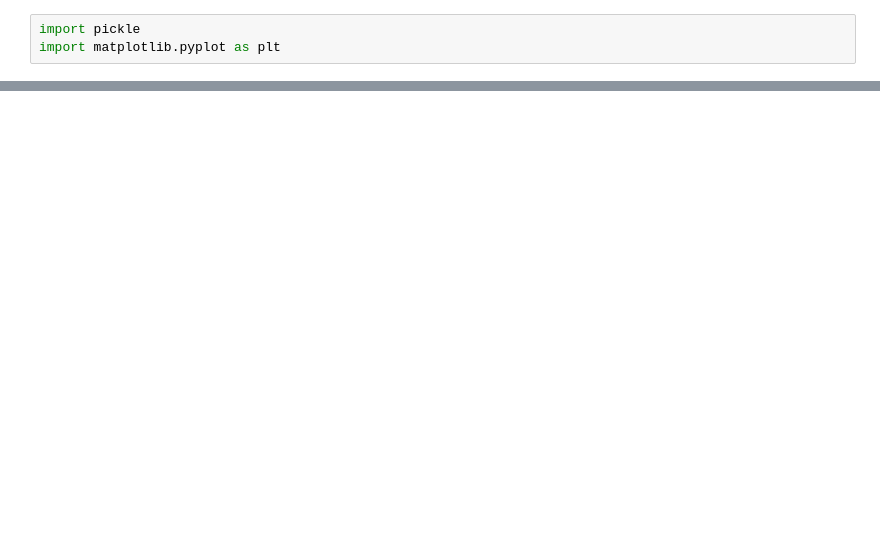
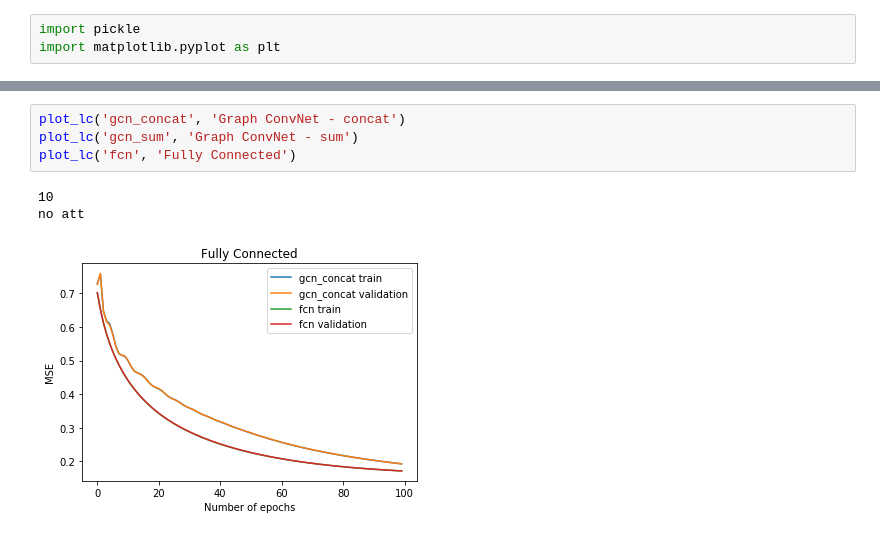
Before and after one commit to florpi/GraphCosmologyNetwork, a Jupyter notebook: outputs/learning_curves/learning_curve_comparison.ipynb, the cells around one changed output, grey strips where cells are left out. Saved outputs shown, nothing was run; the diff lists cells and outputs as text; blank space fills up the shorter version.

```diff
--- a/outputs/learning_curves/learning_curve_comparison.ipynb
+++ b/outputs/learning_curves/learning_curve_comparison.ipynb
@@ -29,2 +29,10 @@ plot_lc('gcn', 'Graph ConvNet')
+# %%
+plot_lc('gcn_concat', 'Graph ConvNet - concat')
+plot_lc('gcn_sum', 'Graph ConvNet - sum')
+plot_lc('fcn', 'Fully Connected')
+# %% [output]
+10
+no att
+[figure, added]
 # %%
 plot_lc('gcn', 'Graph ConvNet')
```
Also changed, not shown: parts of 5 cells of this notebook, 11 other files.
